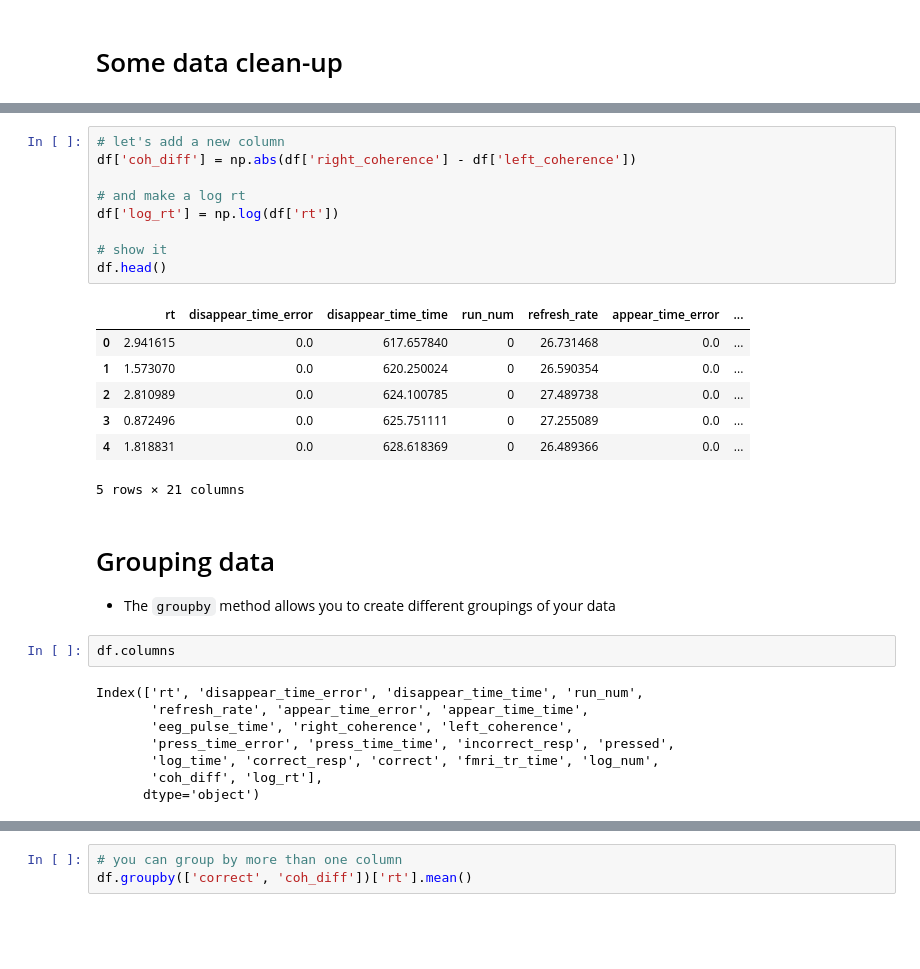
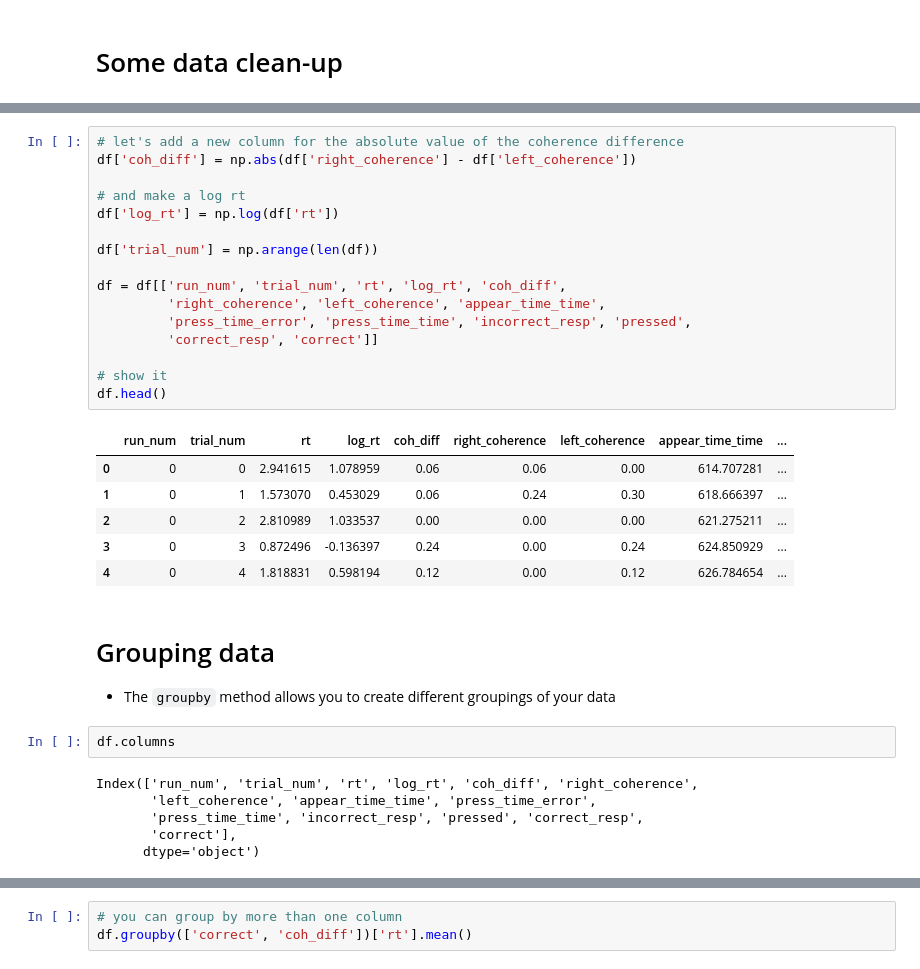
Before and after one commit to compmem/compsy, a Jupyter notebook: lessons/09_Data_Processing.ipynb, the cells around one changed output, grey strips where cells are left out. Cells and saved outputs as stored; diff of their text form; blank space fills up the shorter version.

```diff
--- a/lessons/09_Data_Processing.ipynb
+++ b/lessons/09_Data_Processing.ipynb
@@ -341,20 +419,26 @@ df.describe()
 # %%
-# let's add a new column
+# let's add a new column for the absolute value of the coherence difference
 df['coh_diff'] = np.abs(df['right_coherence'] - df['left_coherence'])
 
 # and make a log rt
 df['log_rt'] = np.log(df['rt'])
 
+df['trial_num'] = np.arange(len(df))
+
+df = df[['run_num', 'trial_num', 'rt', 'log_rt', 'coh_diff',
+         'right_coherence', 'left_coherence', 'appear_time_time',
+         'press_time_error', 'press_time_time', 'incorrect_resp', 'pressed',
+         'correct_resp', 'correct']]
+
 # show it
 df.head()
 # %% [output]
-|  | rt | disappear_time_error | disappear_time_time | run_num | refresh_rate | appear_time_error | ... |
-| 0 | 2.941615 | 0.0 | 617.657840 | 0 | 26.731468 | 0.0 | ... |
-| 1 | 1.573070 | 0.0 | 620.250024 | 0 | 26.590354 | 0.0 | ... |
-| 2 | 2.810989 | 0.0 | 624.100785 | 0 | 27.489738 | 0.0 | ... |
-| 3 | 0.872496 | 0.0 | 625.751111 | 0 | 27.255089 | 0.0 | ... |
-| 4 | 1.818831 | 0.0 | 628.618369 | 0 | 26.489366 | 0.0 | ... |
+|  | run_num | trial_num | rt | log_rt | coh_diff | right_coherence | left_coherence | appear_time_time | ... |
+| 0 | 0 | 0 | 2.941615 | 1.078959 | 0.06 | 0.06 | 0.00 | 614.707281 | ... |
+| 1 | 0 | 1 | 1.573070 | 0.453029 | 0.06 | 0.24 | 0.30 | 618.666397 | ... |
+| 2 | 0 | 2 | 2.810989 | 1.033537 | 0.00 | 0.00 | 0.00 | 621.275211 | ... |
+| 3 | 0 | 3 | 0.872496 | -0.136397 | 0.24 | 0.00 | 0.24 | 624.850929 | ... |
+| 4 | 0 | 4 | 1.818831 | 0.598194 | 0.12 | 0.00 | 0.12 | 626.784654 | ... |
-5 rows × 21 columns
 # %% [markdown]
 # Grouping data
 
@@ -362,10 +446,8 @@ df.head()
 # %%
 df.columns
 # %% [output]
-Index(['rt', 'disappear_time_error', 'disappear_time_time', 'run_num',
-       'refresh_rate', 'appear_time_error', 'appear_time_time',
-       'eeg_pulse_time', 'right_coherence', 'left_coherence',
-       'press_time_error', 'press_time_time', 'incorrect_resp', 'pressed',
-       'log_time', 'correct_resp', 'correct', 'fmri_tr_time', 'log_num',
-       'coh_diff', 'log_rt'],
+Index(['run_num', 'trial_num', 'rt', 'log_rt', 'coh_diff', 'right_coherence',
+       'left_coherence', 'appear_time_time', 'press_time_error',
+       'press_time_time', 'incorrect_resp', 'pressed', 'correct_resp',
+       'correct'],
       dtype='object')
```
Also changed, not shown: parts of 20 cells of this notebook.
